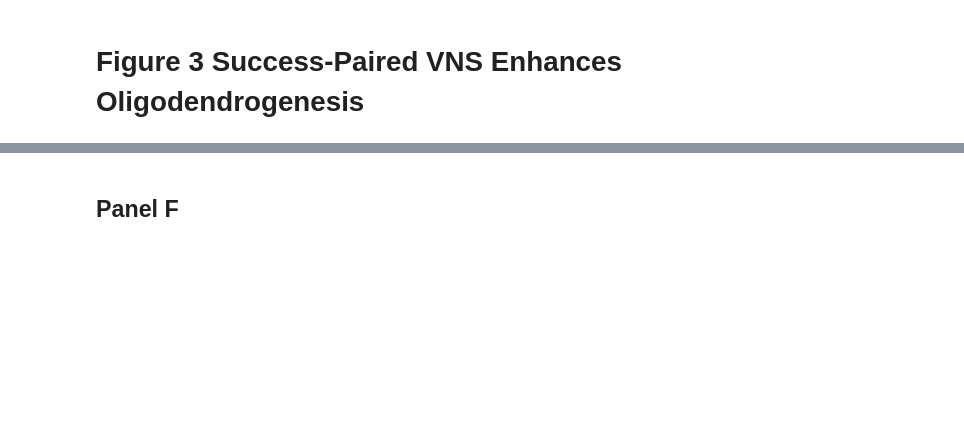
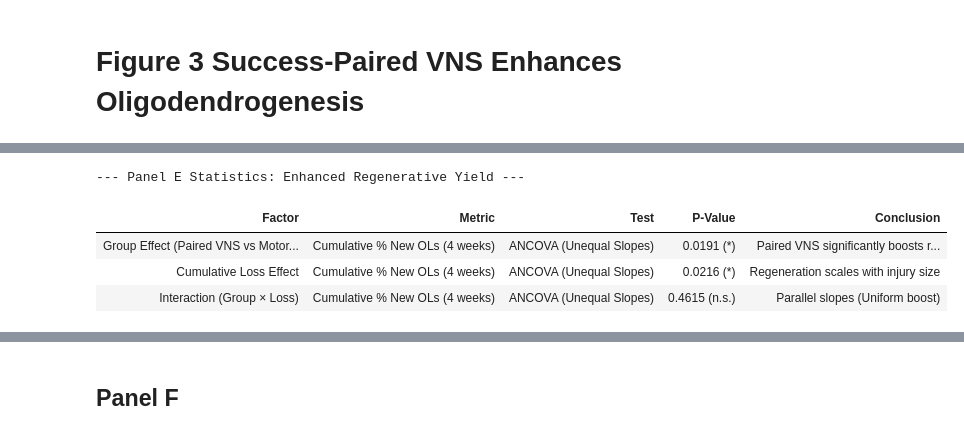
Before and after one commit to shayokdutta/vns_remyelination, a Jupyter notebook: _build/jupyter_execute/figure3_pairedVNSOligos.ipynb, the cells around one changed output, grey strips where cells are left out. Drawn from its saved outputs; the diff is of its cells as text; code cells hidden in the pictures; blank space fills up the shorter version.

```diff
--- a/_build/jupyter_execute/figure3_pairedVNSOligos.ipynb
+++ b/_build/jupyter_execute/figure3_pairedVNSOligos.ipynb
@@ -89,3 +99,24 @@ df_fig3
 # %% [markdown]
 ## Panel D
 ![Figure 3 Panel D](figure3/panelD.svg)
+# %%
+import pandas as pd
+from IPython.display import display, HTML
+
+# Formatting function
+def pretty_print_stats(df, title):
+    print(f"\n{title}")
+    display(HTML(df.to_html(index=False, classes='table table-striped table-hover', justify='left')))
+
+# --- PANEL D DATA (Baseline Injury) ---
+data_d = {
+    "Comparison": ["Paired VNS vs. Motor Learning"],
+    "Metric": ["% Oligodendrocyte Loss (4 weeks post-cuprizone)"],
+    "Test": ["Student's t-test"],
+    "P-Value": ["0.4572 (n.s.)"],
+    "Conclusion": ["No significant difference in injury severity"]
+}
+df_d = pd.DataFrame(data_d)
+
+# Display
+pretty_print_stats(df_d, "--- Panel D Statistics: Equivalent Baseline Injury ---")
@@ -92,3 +136,23 @@ df_fig3
 # %% [markdown]
 ## Panel E
 ![Figure 3 Panel E](figure3/panelE.svg)
+# %%
+# --- PANEL E DATA (ANCOVA Results) ---
+data_e = {
+    "Factor": ["Group Effect (Paired VNS vs Motor Learning)", "Cumulative Loss Effect", "Interaction (Group × Loss)"],
+    # Replicate lists to match length
+    "Metric": ["Cumulative % New OLs (4 weeks)"] * 3,
+    "Test": ["ANCOVA (Unequal Slopes)"] * 3,
+    "P-Value": ["0.0191 (*)", "0.0216 (*)", "0.4615 (n.s.)"],
+    "Conclusion": ["Paired VNS significantly boosts regeneration", "Regeneration scales with injury size", "Parallel slopes (Uniform boost)"]
+}
+df_e = pd.DataFrame(data_e)
+
+# Display
+pretty_print_stats(df_e, "--- Panel E Statistics: Enhanced Regenerative Yield ---")
+# %% [output]
+--- Panel E Statistics: Enhanced Regenerative Yield ---
+| Factor | Metric | Test | P-Value | Conclusion |
+| Group Effect (Paired VNS vs Motor... | Cumulative % New OLs (4 weeks) | ANCOVA (Unequal Slopes) | 0.0191 (*) | Paired VNS significantly boosts r... |
+| Cumulative Loss Effect | Cumulative % New OLs (4 weeks) | ANCOVA (Unequal Slopes) | 0.0216 (*) | Regeneration scales with injury size |
+| Interaction (Group × Loss) | Cumulative % New OLs (4 weeks) | ANCOVA (Unequal Slopes) | 0.4615 (n.s.) | Parallel slopes (Uniform boost) |
```
Also changed, not shown: parts of 14 cells of this notebook, 9 other files.
